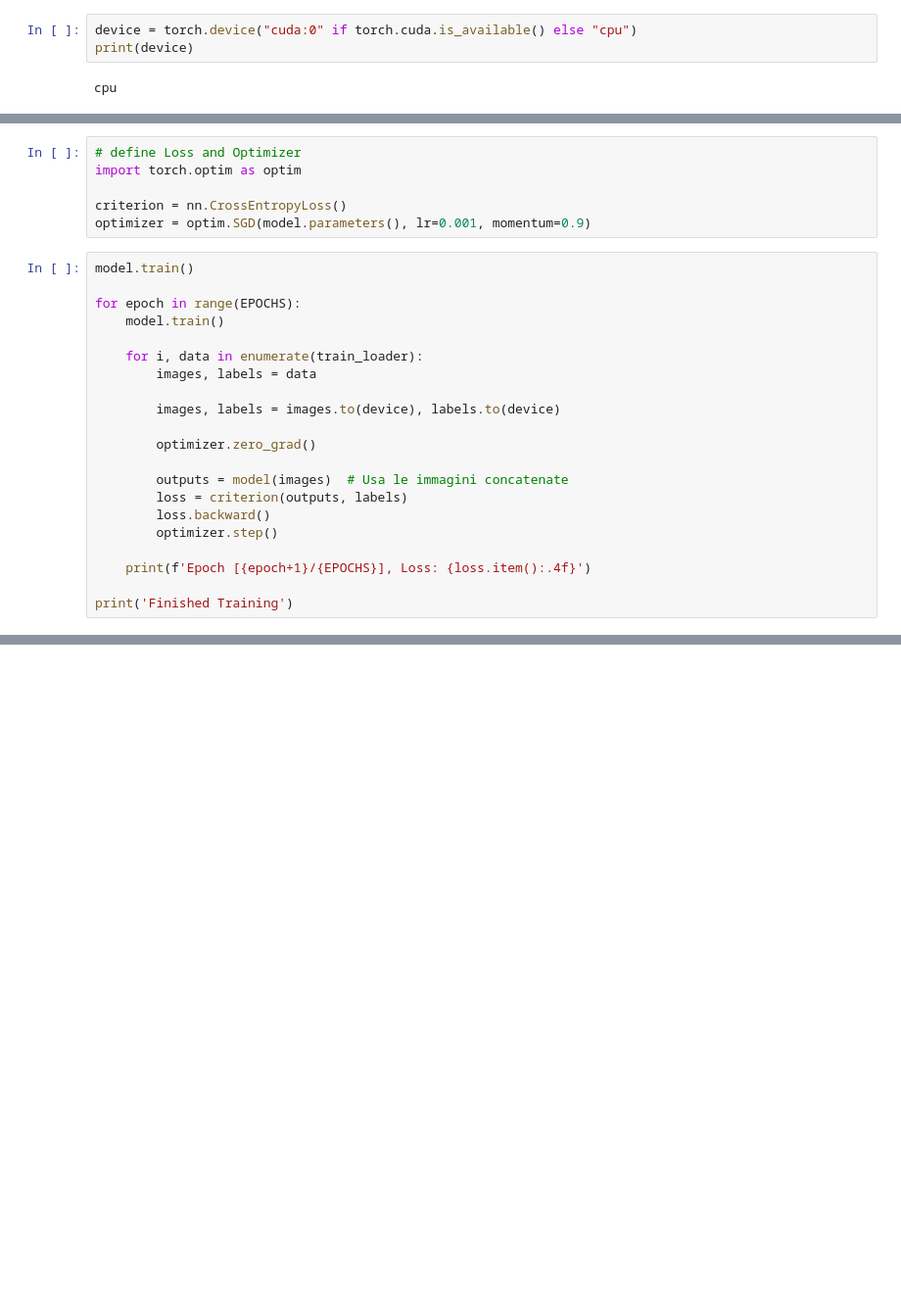
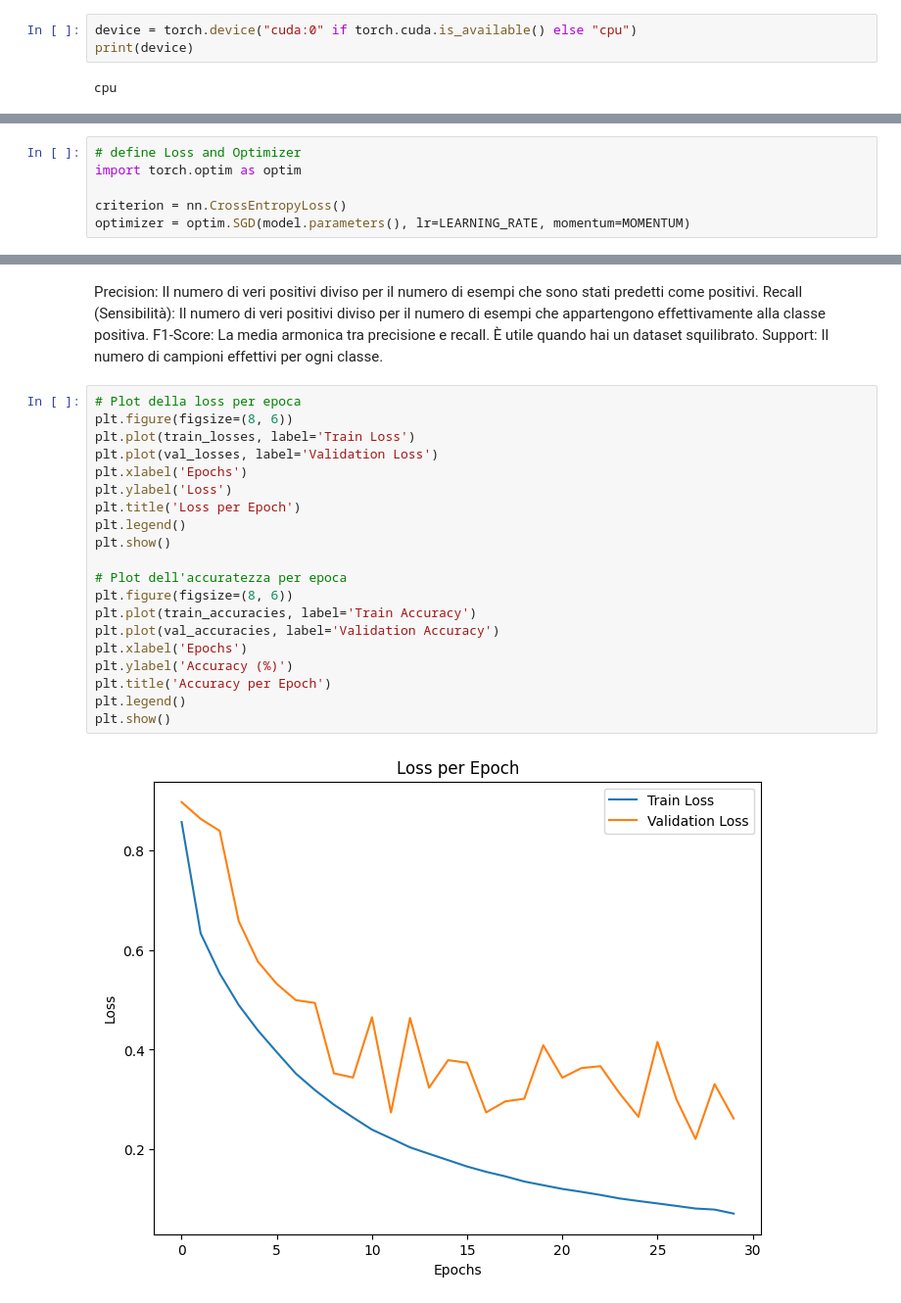
Before and after one commit to OpsCode00/ProjectDeepLearning, a Jupyter notebook: main.ipynb, the cells around one changed output, grey strips where cells are left out. Shown: that part at 98% size. Saved outputs shown, nothing was run; the diff lists cells and outputs as text; blank space fills up the shorter version.

```diff
--- a/main.ipynb
+++ b/main.ipynb
@@ -247,25 +257,4 @@ CustomLeNet5(
 import torch.optim as optim
 
 criterion = nn.CrossEntropyLoss()
-optimizer = optim.SGD(model.parameters(), lr=0.001, momentum=0.9)
+optimizer = optim.SGD(model.parameters(), lr=LEARNING_RATE, momentum=MOMENTUM)
-# %%
-model.train()
-
-for epoch in range(EPOCHS):
-    model.train()
-
-    for i, data in enumerate(train_loader):
-        images, labels = data
-
-        images, labels = images.to(device), labels.to(device)
-
-        optimizer.zero_grad()
-
-        outputs = model(images)  # Usa le immagini concatenate
-        loss = criterion(outputs, labels)
-        loss.backward()
-        optimizer.step()
-
-    print(f'Epoch [{epoch+1}/{EPOCHS}], Loss: {loss.item():.4f}')
-
-print('Finished Training')
@@ -283,0 +545,27 @@ Finished Training
+# %% [markdown]
+Precision: Il numero di veri positivi diviso per il numero di esempi che sono stati predetti come positivi.
+Recall (Sensibilità): Il numero di veri positivi diviso per il numero di esempi che appartengono effettivamente alla classe positiva.
+F1-Score: La media armonica tra precisione e recall. È utile quando hai un dataset squilibrato.
+Support: Il numero di campioni effettivi per ogni classe.
+# %%
+# Plot della loss per epoca
+plt.figure(figsize=(8, 6))
+plt.plot(train_losses, label='Train Loss')
+plt.plot(val_losses, label='Validation Loss')
+plt.xlabel('Epochs')
+plt.ylabel('Loss')
+plt.title('Loss per Epoch')
+plt.legend()
+plt.show()
+
+# Plot dell'accuratezza per epoca
+plt.figure(figsize=(8, 6))
+plt.plot(train_accuracies, label='Train Accuracy')
+plt.plot(val_accuracies, label='Validation Accuracy')
+plt.xlabel('Epochs')
+plt.ylabel('Accuracy (%)')
+plt.title('Accuracy per Epoch')
+plt.legend()
+plt.show()
+# %% [output]
+[figure, added]
```
Also changed, not shown: parts of 15 cells of this notebook, 1 other file.
